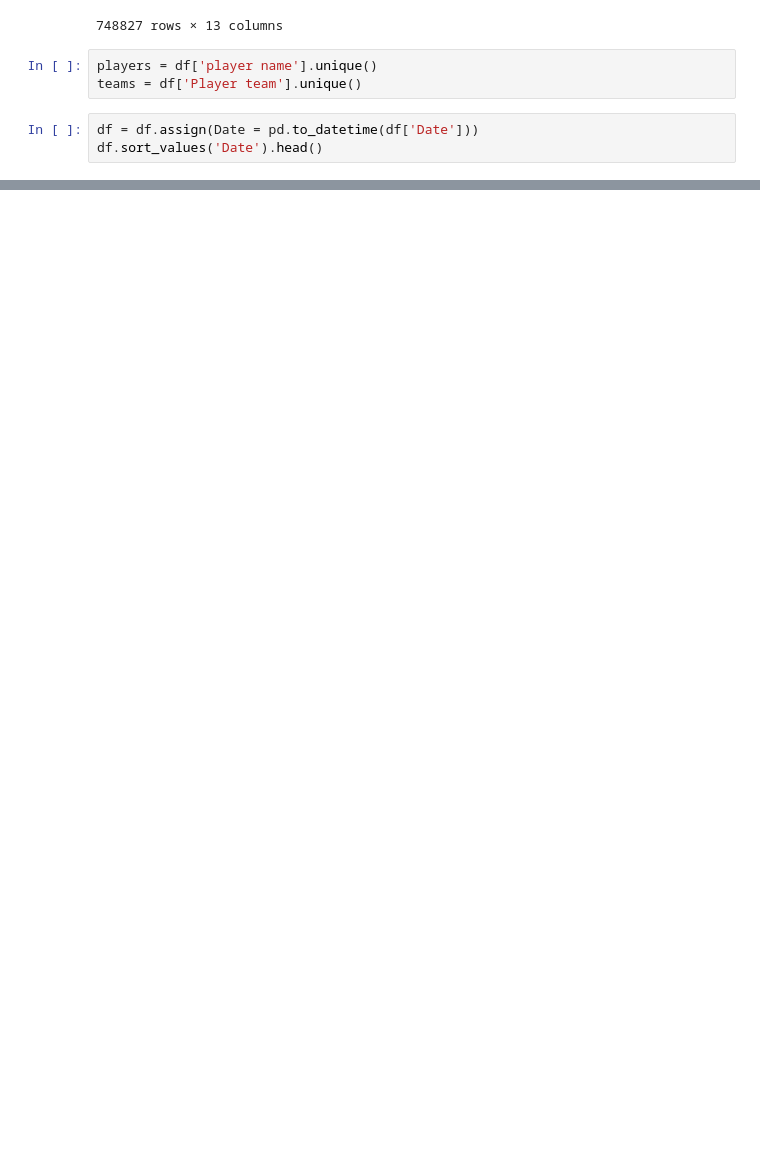
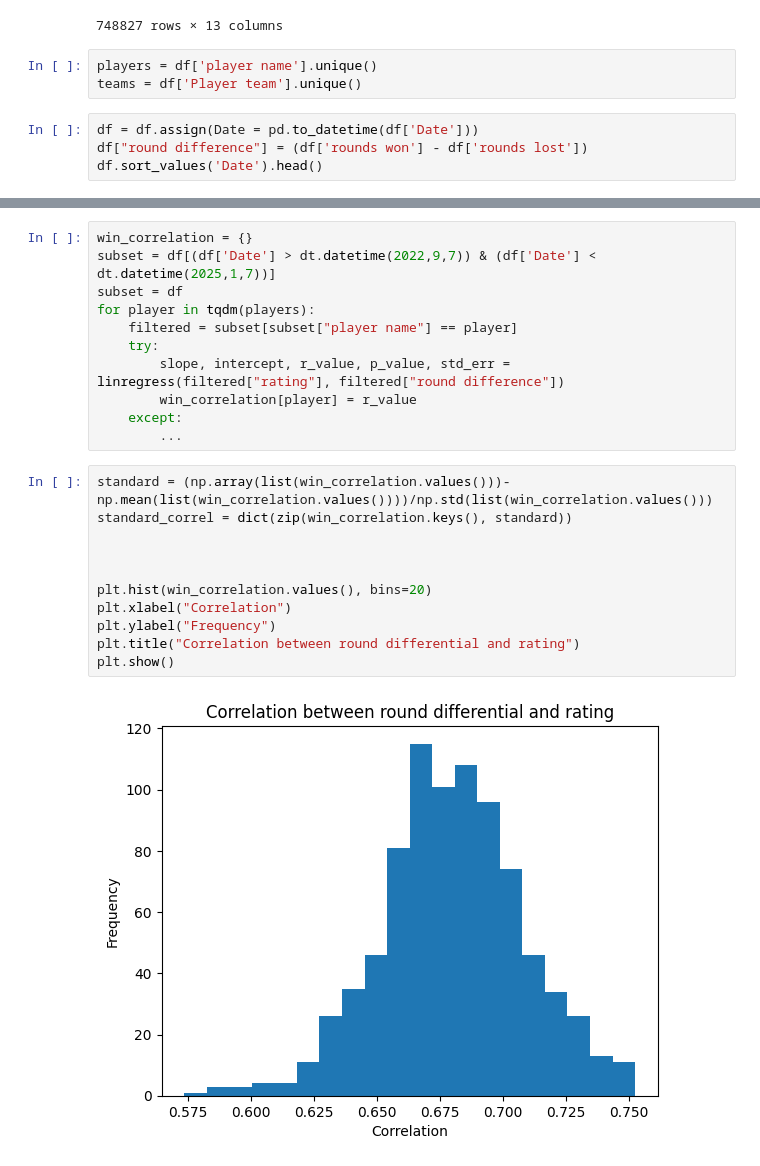
Before and after one commit to condulences/condulences.github.io, a Jupyter notebook: final_sam.ipynb, the cells around one changed output, grey strips where cells are left out. Drawn from its saved outputs; the diff is of its cells as text; blank space fills up the shorter version.

Commit message:
Examine relationship between doing well in a game and winning rounds

```diff
--- a/final_sam.ipynb
+++ b/final_sam.ipynb
@@ -316,4 +314,5 @@ players = df['player name'].unique()
 teams = df['Player team'].unique()
 # %%
 df = df.assign(Date = pd.to_datetime(df['Date']))
+df["round difference"] = (df['rounds won'] - df['rounds lost'])
 df.sort_values('Date').head()
@@ -348,0 +367,24 @@ df.head()
+# %%
+win_correlation = {}
+subset = df[(df['Date'] > dt.datetime(2022,9,7)) & (df['Date'] < dt.datetime(2025,1,7))]
+subset = df
+for player in tqdm(players):
+    filtered = subset[subset["player name"] == player]
+    try:
+        slope, intercept, r_value, p_value, std_err = linregress(filtered["rating"], filtered["round difference"])
+        win_correlation[player] = r_value
+    except:
+        ...
+# %%
+standard = (np.array(list(win_correlation.values()))-np.mean(list(win_correlation.values())))/np.std(list(win_correlation.values()))
+standard_correl = dict(zip(win_correlation.keys(), standard))
+
+
+
+plt.hist(win_correlation.values(), bins=20)
+plt.xlabel("Correlation")
+plt.ylabel("Frequency")
+plt.title("Correlation between round differential and rating")
+plt.show()
+# %% [output]
+[figure, added]
```
Also changed, not shown: parts of 6 cells of this notebook, 1 other file.
